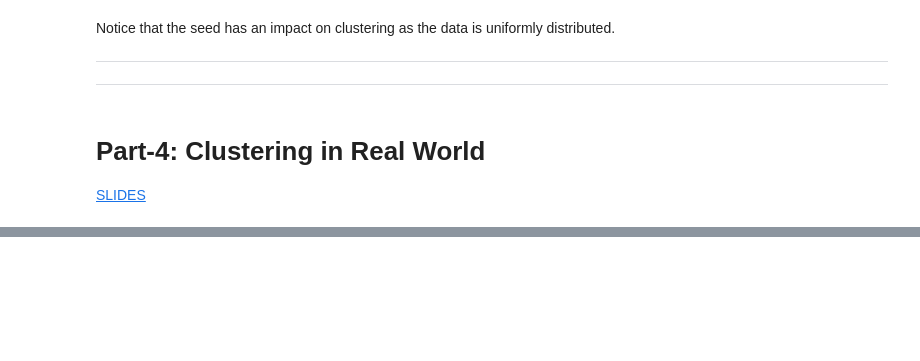
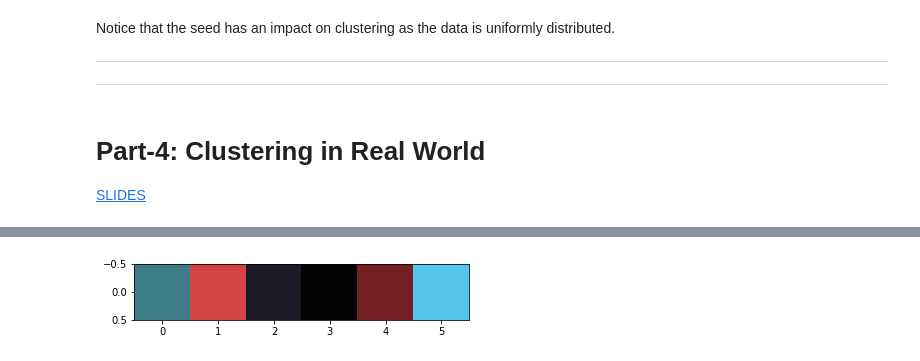
Before and after one commit to pratikgujral/Machine-Learning-Scientist-With-Python, a Jupyter notebook: Cluster_Analysis_In_Python.ipynb, the cells around one changed output, grey strips where cells are left out. Saved outputs shown, nothing was run; the diff lists cells and outputs as text; code cells hidden in the pictures; blank space fills up the shorter version.

```diff
--- a/Cluster_Analysis_In_Python.ipynb
+++ b/Cluster_Analysis_In_Python.ipynb
@@ -1064,0 +1150,18 @@ Notice that the seed has an impact on clustering as the data is uniformly distri
+# %%
+# Get standard deviations of each color
+r_std, g_std, b_std = batman_df[['red', 'green', 'blue']].std()
+colors = []
+for cluster_center in cluster_centers:
+    scaled_r, scaled_g, scaled_b = cluster_center
+    # Convert each standardized value to scaled value
+    colors.append((
+        scaled_r * r_std / 255,
+        scaled_g * g_std / 255,
+        scaled_b * b_std / 255
+    ))
+
+# Display colors of cluster centers
+plt.imshow([colors])
+plt.show()
+# %% [output]
+[figure, added]
```
Also changed, not shown: parts of 38 cells of this notebook.
